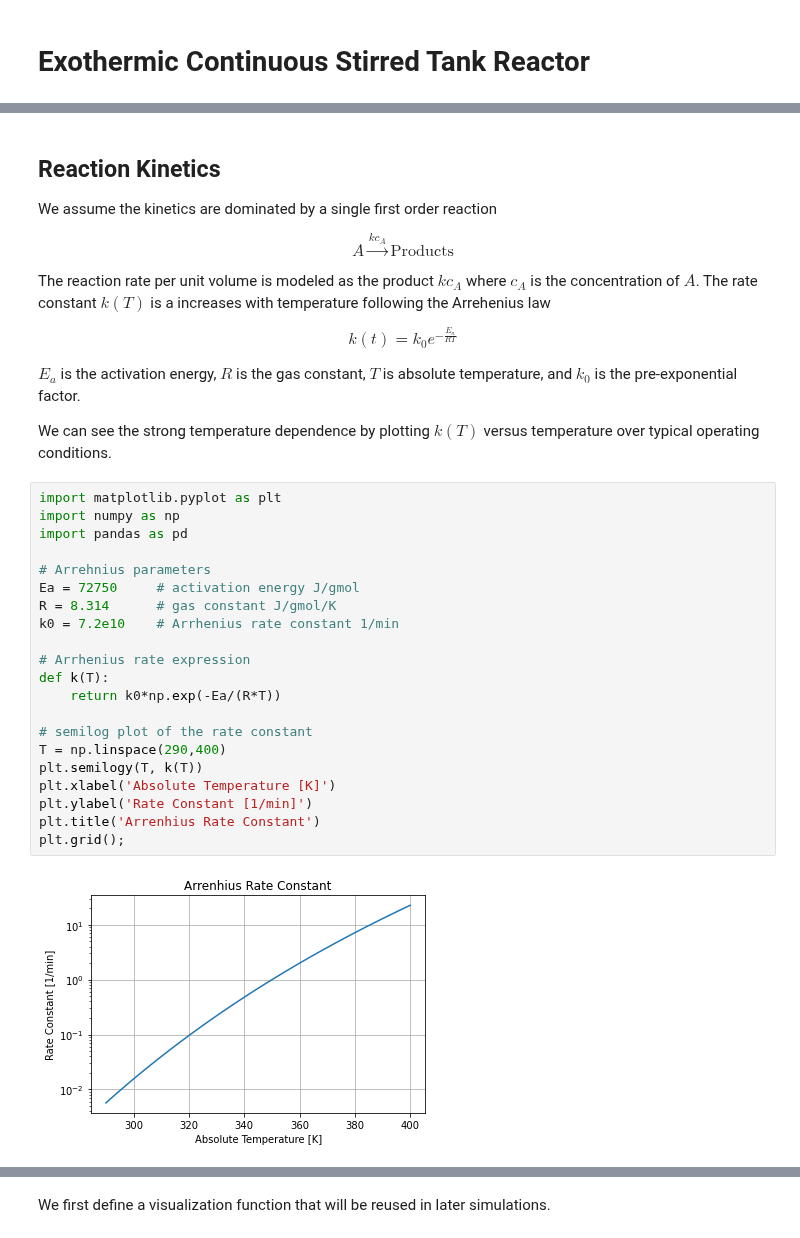
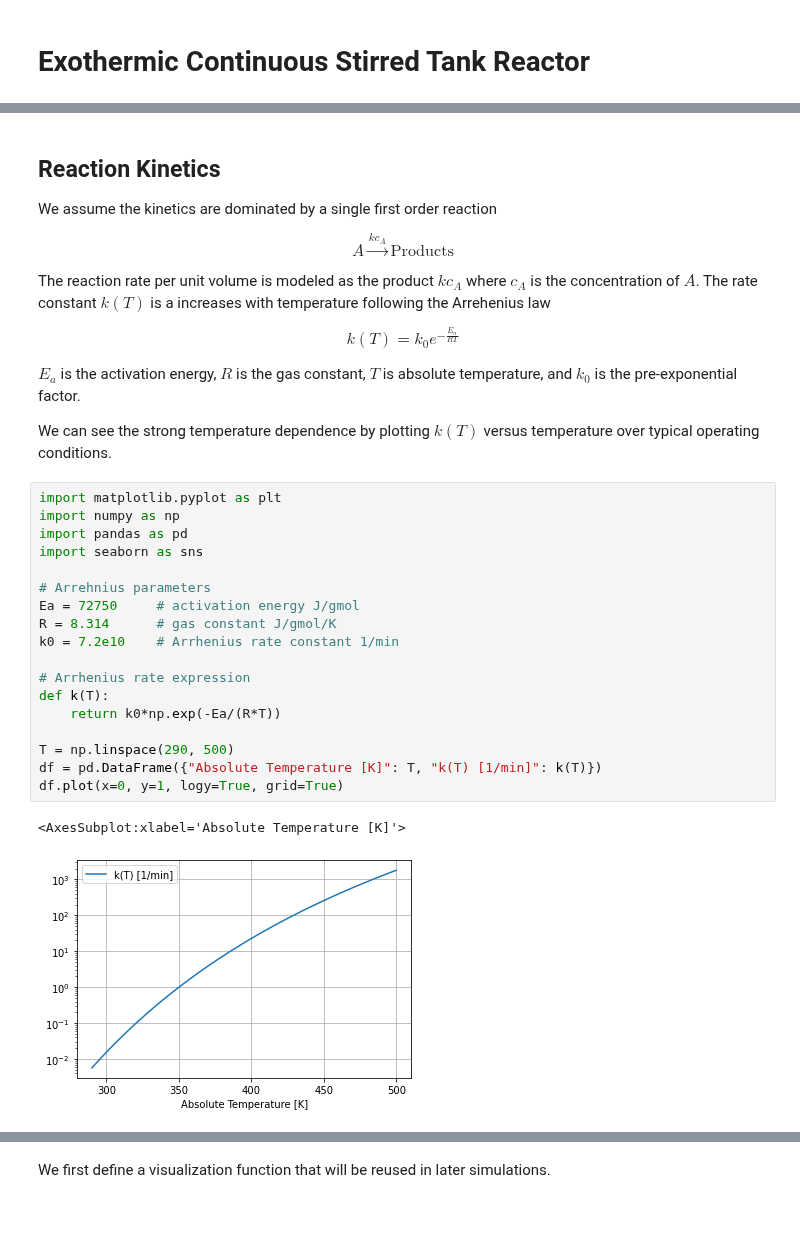
Before and after one commit to jckantor/cbe30338-book, a Jupyter notebook: _build/jupyter_execute/notebooks/02.07-Exothermic-CSTR.ipynb, the cells around one changed output, grey strips where cells are left out. Saved outputs shown, nothing was run; the diff lists cells and outputs as text.

```diff
--- a/_build/jupyter_execute/notebooks/02.07-Exothermic-CSTR.ipynb
+++ b/_build/jupyter_execute/notebooks/02.07-Exothermic-CSTR.ipynb
@@ -17,7 +17,7 @@ $$A \xrightarrow{kc_A}{} \text{Products}$$
 
 The reaction rate per unit volume is modeled as the product $kc_A$ where $c_A$ is the concentration of $A$. The rate constant $k(T)$ is a increases with temperature following the Arrehenius law
 
-$$k(t) = k_0 e^{-\frac{E_a}{RT}}$$
+$$k(T) = k_0 e^{-\frac{E_a}{RT}}$$
 
 $E_a$ is the activation energy, $R$ is the gas constant, $T$ is absolute temperature, and $k_0$ is the pre-exponential factor.
 
@@ -25,24 +25,22 @@ We can see the strong temperature dependence by plotting $k(T)$ versus temperatu
 # %%
 import matplotlib.pyplot as plt
 import numpy as np
 import pandas as pd
+import seaborn as sns
 
 # Arrehnius parameters
 Ea = 72750     # activation energy J/gmol
 R = 8.314      # gas constant J/gmol/K
 k0 = 7.2e10    # Arrhenius rate constant 1/min
 
 # Arrhenius rate expression
 def k(T):
     return k0*np.exp(-Ea/(R*T))
 
-# semilog plot of the rate constant
-T = np.linspace(290,400)
-plt.semilogy(T, k(T))
-plt.xlabel('Absolute Temperature [K]')
-plt.ylabel('Rate Constant [1/min]')
-plt.title('Arrenhius Rate Constant')
-plt.grid();
+T = np.linspace(290, 500)
+df = pd.DataFrame({"Absolute Temperature [K]": T, "k(T) [1/min]": k(T)})
+df.plot(x=0, y=1, logy=True, grid=True)
 # %% [output]
+<AxesSubplot:xlabel='Absolute Temperature [K]'>
-[figure, old version]
+[figure, new version]
 # %% [markdown]
```
Also changed, not shown: parts of 14 cells of this notebook, 13 other files.
